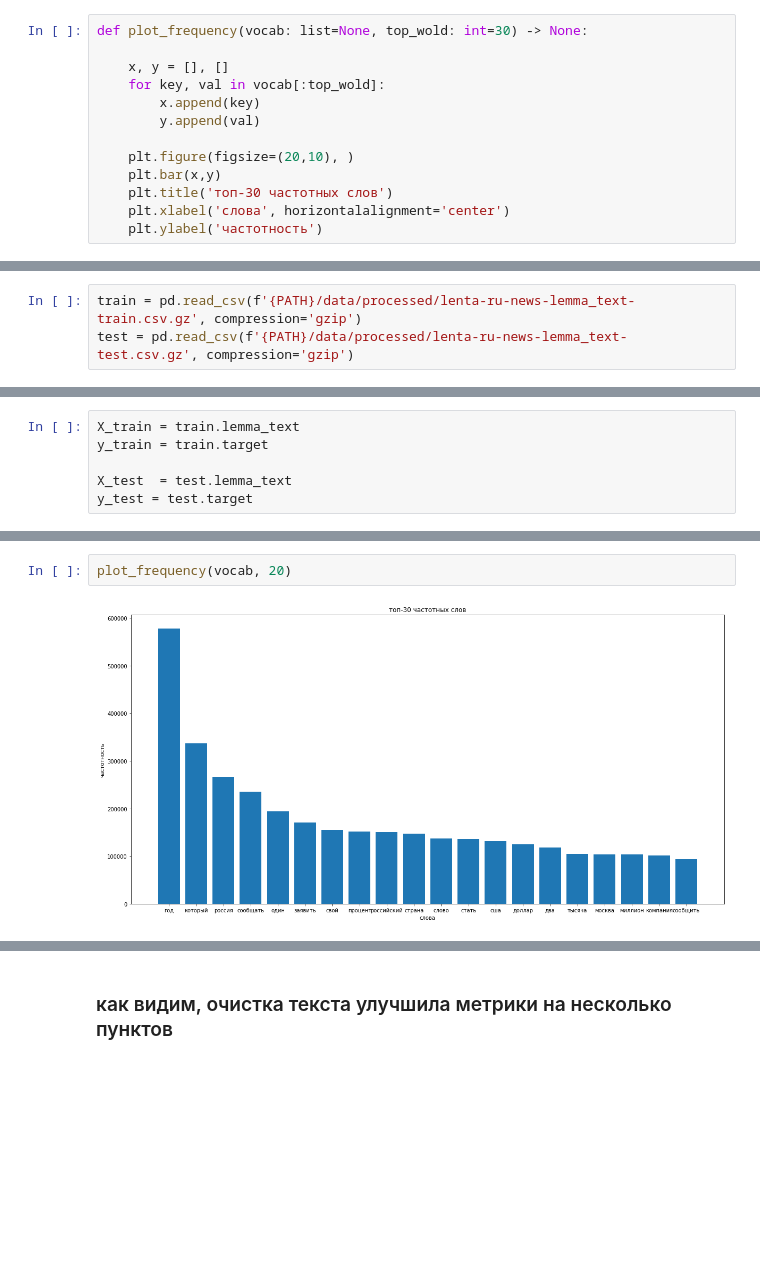
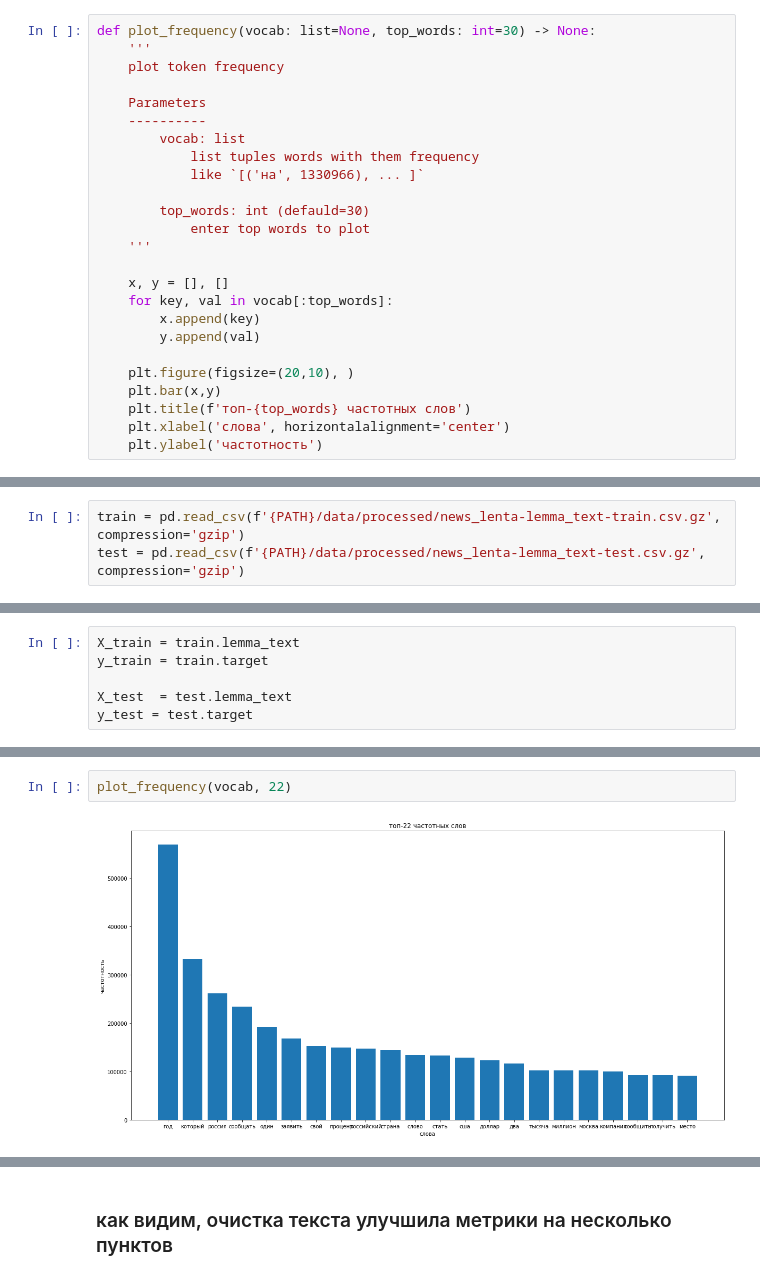
Before and after one commit to vetedde/proj_news_viz, a Jupyter notebook: nlp/references/techarticle/vt-preproc-how_work.ipynb, the cells around one changed output, grey strips where cells are left out. Cells and saved outputs as stored; diff of their text form; blank space fills up the shorter version.

```diff
--- a/nlp/references/techarticle/vt-preproc-how_work.ipynb
+++ b/nlp/references/techarticle/vt-preproc-how_work.ipynb
@@ -149,16 +146,28 @@ from sklearn.feature_extraction.text import CountVectorizer, TfidfVectorizer
 from sklearn.linear_model import LogisticRegression
 from sklearn.metrics import accuracy_score, classification_report, confusion_matrix
 # %%
-def plot_frequency(vocab: list=None, top_wold: int=30) -> None:
+def plot_frequency(vocab: list=None, top_words: int=30) -> None:
+    '''
+    plot token frequency
+
+    Parameters
+    ----------
+        vocab: list
+            list tuples words with them frequency
+            like `[('на', 1330966), ... ]`
+
+        top_words: int (defauld=30)
+            enter top words to plot
+    '''
 
     x, y = [], []
-    for key, val in vocab[:top_wold]:
+    for key, val in vocab[:top_words]:
         x.append(key)
         y.append(val)
 
     plt.figure(figsize=(20,10), )
     plt.bar(x,y)
-    plt.title('топ-30 частотных слов')
+    plt.title(f'топ-{top_words} частотных слов')
     plt.xlabel('слова', horizontalalignment='center')
     plt.ylabel('частотность')
 # %% [markdown]
@@ -313,0 +330,3 @@ train.head(2)
+# %%
+train = pd.read_csv(f'{PATH}/data/processed/news_lenta-lemma_text-train.csv.gz', compression='gzip')
+test = pd.read_csv(f'{PATH}/data/processed/news_lenta-lemma_text-test.csv.gz', compression='gzip')
@@ -322,3 +338,0 @@ test[['lemma_text','target']].to_csv(f'{PATH}/data/processed/lenta-ru-news-lemma
-# %%
-train = pd.read_csv(f'{PATH}/data/processed/lenta-ru-news-lemma_text-train.csv.gz', compression='gzip')
-test = pd.read_csv(f'{PATH}/data/processed/lenta-ru-news-lemma_text-test.csv.gz', compression='gzip')
@@ -367,7 +369,7 @@ vocab[:10]
 # %%
-plot_frequency(vocab, 20)
+plot_frequency(vocab, 22)
 # %% [output]
-[figure, old version]
+[figure, new version]
 # %%
 %%time
 
```
Also changed, not shown: parts of 37 cells of this notebook.
